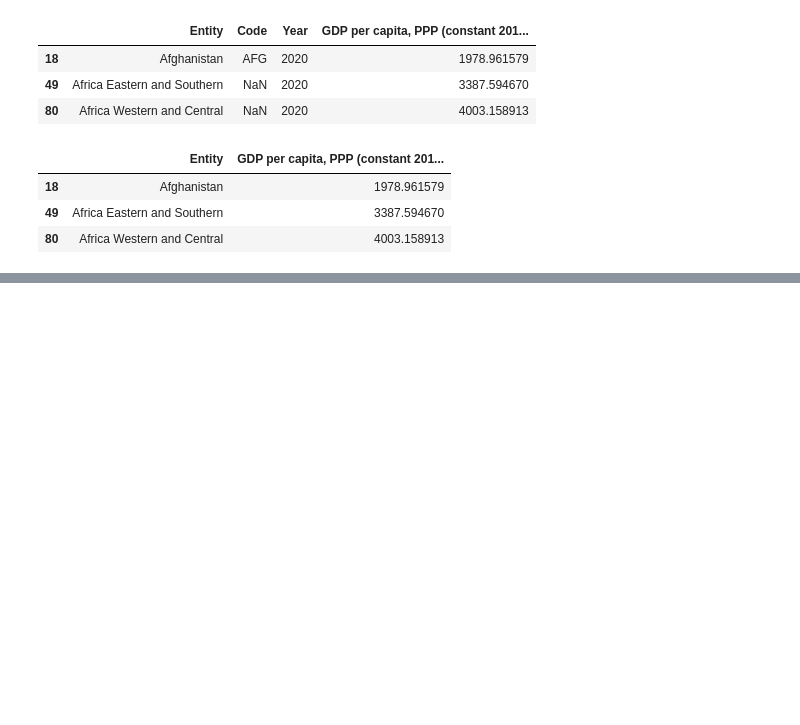
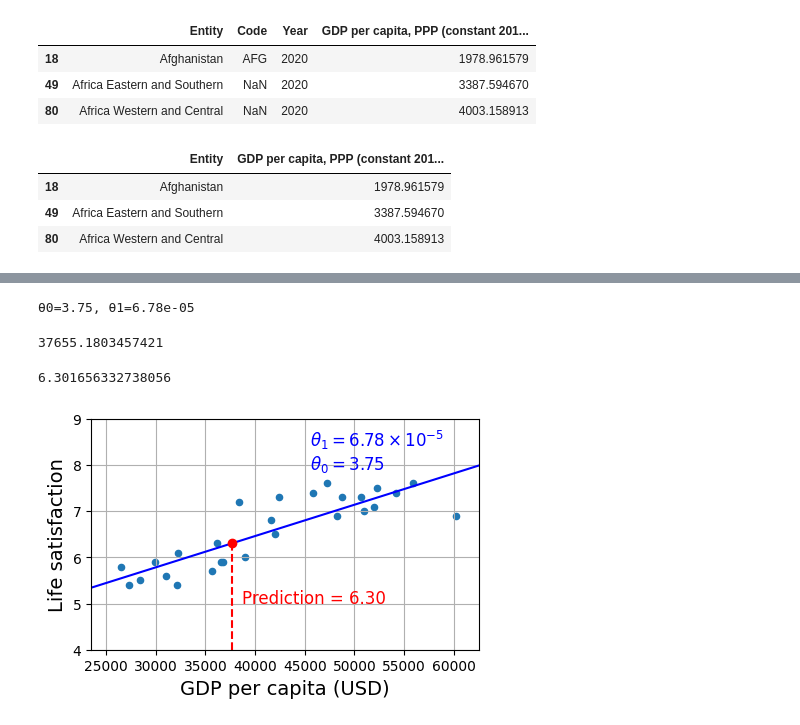
Before and after one commit to gracesjy/handsonml2, a Jupyter notebook: 01장.ipynb, the cells around one changed output, grey strips where cells are left out. Saved outputs shown, nothing was run; the diff lists cells and outputs as text; code cells hidden in the pictures; blank space fills up the shorter version.

```diff
--- a/01장.ipynb
+++ b/01장.ipynb
@@ -186,0 +312,46 @@ TypeError: 'DataFrame' object is not callable
+# %%
+from sklearn import linear_model
+
+X_sample = country_stats[[gdppc_col]].values
+y_sample = country_stats[[lifesat_col]].values
+
+lin1 = linear_model.LinearRegression()
+lin1.fit(X_sample, y_sample)
+
+t0, t1 = lin1.intercept_[0], lin1.coef_[0][0]
+print(f"θ0={t0:.2f}, θ1={t1:.2e}")
+# %% [output]
+θ0=3.75, θ1=6.78e-05
+# %%
+cyprus_gdp_per_capita = gdp_per_capita[gdppc_col].loc["Cyprus"]
+cyprus_gdp_per_capita
+# %% [output]
+37655.1803457421
+# %%
+cyprus_predicted_life_satisfaction = lin1.predict([[cyprus_gdp_per_capita]])[0, 0]
+cyprus_predicted_life_satisfaction
+# %% [output]
+6.301656332738056
+# %%
+country_stats.plot(kind='scatter', figsize=(5, 3), grid=True,
+                   x=gdppc_col, y=lifesat_col)
+
+X = np.linspace(min_gdp, max_gdp, 1000)
+plt.plot(X, t0 + t1 * X, "b")
+
+plt.text(min_gdp + 22_000, max_life_sat - 1.1,
+         fr"$\theta_0 = {t0:.2f}$", color="b")
+plt.text(min_gdp + 22_000, max_life_sat - 0.6,
+         fr"$\theta_1 = {t1 * 1e5:.2f} \times 10^{{-5}}$", color="b")
+
+plt.plot([cyprus_gdp_per_capita, cyprus_gdp_per_capita],
+         [min_life_sat, cyprus_predicted_life_satisfaction], "r--")
+plt.text(cyprus_gdp_per_capita + 1000, 5.0,
+         fr"Prediction = {cyprus_predicted_life_satisfaction:.2f}", color="r")
+plt.plot(cyprus_gdp_per_capita, cyprus_predicted_life_satisfaction, "ro")
+
+plt.axis([min_gdp, max_gdp, min_life_sat, max_life_sat])
+
+plt.show()
+# %% [output]
+[figure, added]
```
Also changed, not shown: parts of 13 cells of this notebook.
